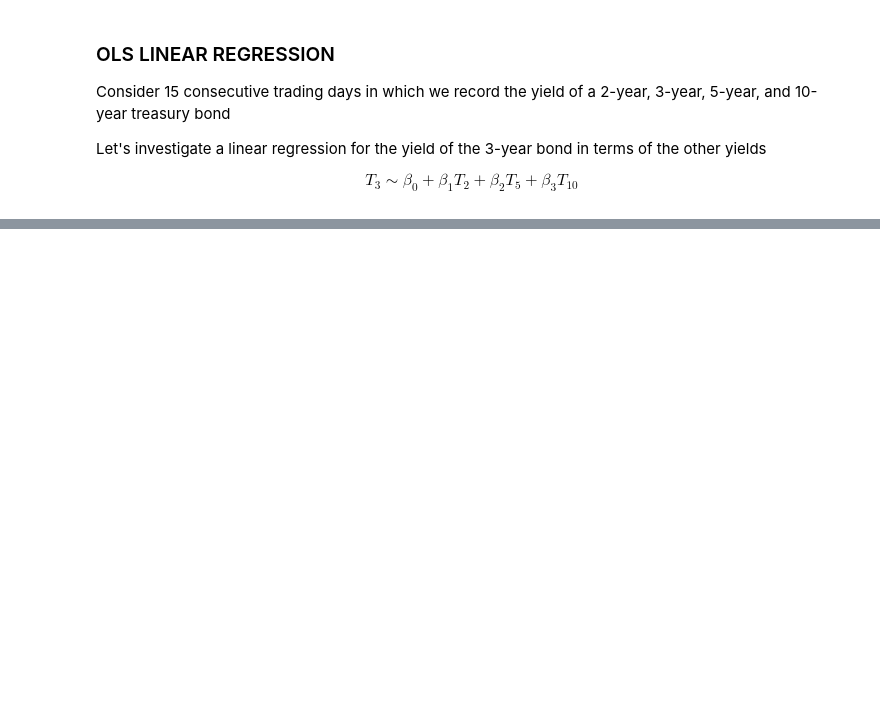
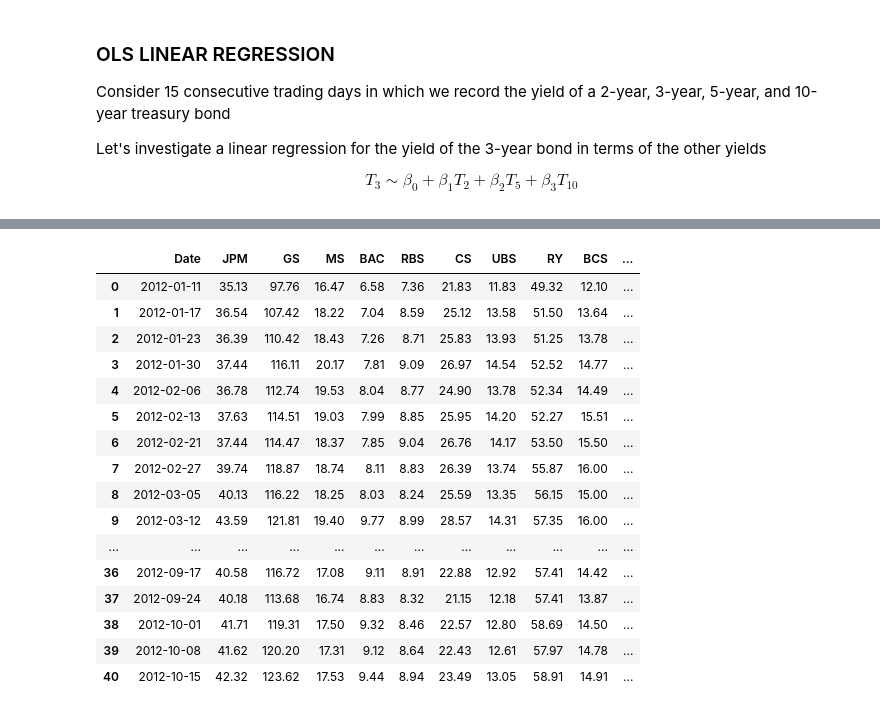
Before and after one commit to giacomoscanavini/quant_finance, a Jupyter notebook: dan_stefanica_primer_financial_engineering/ols_linear_regression.ipynb, the cells around one changed output, grey strips where cells are left out. Saved outputs shown, nothing was run; the diff lists cells and outputs as text; code cells hidden in the pictures; blank space fills up the shorter version.

Commit message:
(NEW) Added exercise on linear regression and data manipulation

```diff
--- a/dan_stefanica_primer_financial_engineering/ols_linear_regression.ipynb
+++ b/dan_stefanica_primer_financial_engineering/ols_linear_regression.ipynb
@@ -70,0 +52,4 @@ strong multicollinearity or other numerical problems.
+# %%
+data = pd.read_csv('./data/financials2012.csv')
+data = data.rename(columns={'RY (RBC)': 'RY', 'BCS (Barclays)': 'BCS'})
+data.head(10)
@@ -70,0 +107,28 @@ strong multicollinearity or other numerical problems.
+# %%
+# 2. Compute weekly percentage returns
+data["Date"] = pd.to_datetime(data["Date"], format="%d-%b-%y")
+data = data.sort_values(by="Date", ascending=True).reset_index(drop=True)
+data.head(10)
+
+for col in data.columns[1:]:
+    # data[f'{col}_PctReturn'] = data[f'{col}'].transform(lambda x: (x - x.shift(1)) / x.shift(1))
+    data[f'{col}_PctReturn'] = data[f'{col}'].pct_change()
+data
+# %% [output]
+|  | Date | JPM | GS | MS | BAC | RBS | CS | UBS | RY | BCS | ... |
+| 0 | 2012-01-11 | 35.13 | 97.76 | 16.47 | 6.58 | 7.36 | 21.83 | 11.83 | 49.32 | 12.10 | ... |
+| 1 | 2012-01-17 | 36.54 | 107.42 | 18.22 | 7.04 | 8.59 | 25.12 | 13.58 | 51.50 | 13.64 | ... |
+| 2 | 2012-01-23 | 36.39 | 110.42 | 18.43 | 7.26 | 8.71 | 25.83 | 13.93 | 51.25 | 13.78 | ... |
+| 3 | 2012-01-30 | 37.44 | 116.11 | 20.17 | 7.81 | 9.09 | 26.97 | 14.54 | 52.52 | 14.77 | ... |
+| 4 | 2012-02-06 | 36.78 | 112.74 | 19.53 | 8.04 | 8.77 | 24.90 | 13.78 | 52.34 | 14.49 | ... |
+| 5 | 2012-02-13 | 37.63 | 114.51 | 19.03 | 7.99 | 8.85 | 25.95 | 14.20 | 52.27 | 15.51 | ... |
+| 6 | 2012-02-21 | 37.44 | 114.47 | 18.37 | 7.85 | 9.04 | 26.76 | 14.17 | 53.50 | 15.50 | ... |
+| 7 | 2012-02-27 | 39.74 | 118.87 | 18.74 | 8.11 | 8.83 | 26.39 | 13.74 | 55.87 | 16.00 | ... |
+| 8 | 2012-03-05 | 40.13 | 116.22 | 18.25 | 8.03 | 8.24 | 25.59 | 13.35 | 56.15 | 15.00 | ... |
+| 9 | 2012-03-12 | 43.59 | 121.81 | 19.40 | 9.77 | 8.99 | 28.57 | 14.31 | 57.35 | 16.00 | ... |
+| ... | ... | ... | ... | ... | ... | ... | ... | ... | ... | ... | ... |
+| 36 | 2012-09-17 | 40.58 | 116.72 | 17.08 | 9.11 | 8.91 | 22.88 | 12.92 | 57.41 | 14.42 | ... |
+| 37 | 2012-09-24 | 40.18 | 113.68 | 16.74 | 8.83 | 8.32 | 21.15 | 12.18 | 57.41 | 13.87 | ... |
+| 38 | 2012-10-01 | 41.71 | 119.31 | 17.50 | 9.32 | 8.46 | 22.57 | 12.80 | 58.69 | 14.50 | ... |
+| 39 | 2012-10-08 | 41.62 | 120.20 | 17.31 | 9.12 | 8.64 | 22.43 | 12.61 | 57.97 | 14.78 | ... |
+| 40 | 2012-10-15 | 42.32 | 123.62 | 17.53 | 9.44 | 8.94 | 23.49 | 13.05 | 58.91 | 14.91 | ... |
```
Also changed, not shown: parts of 5 cells of this notebook, 2 other files.
